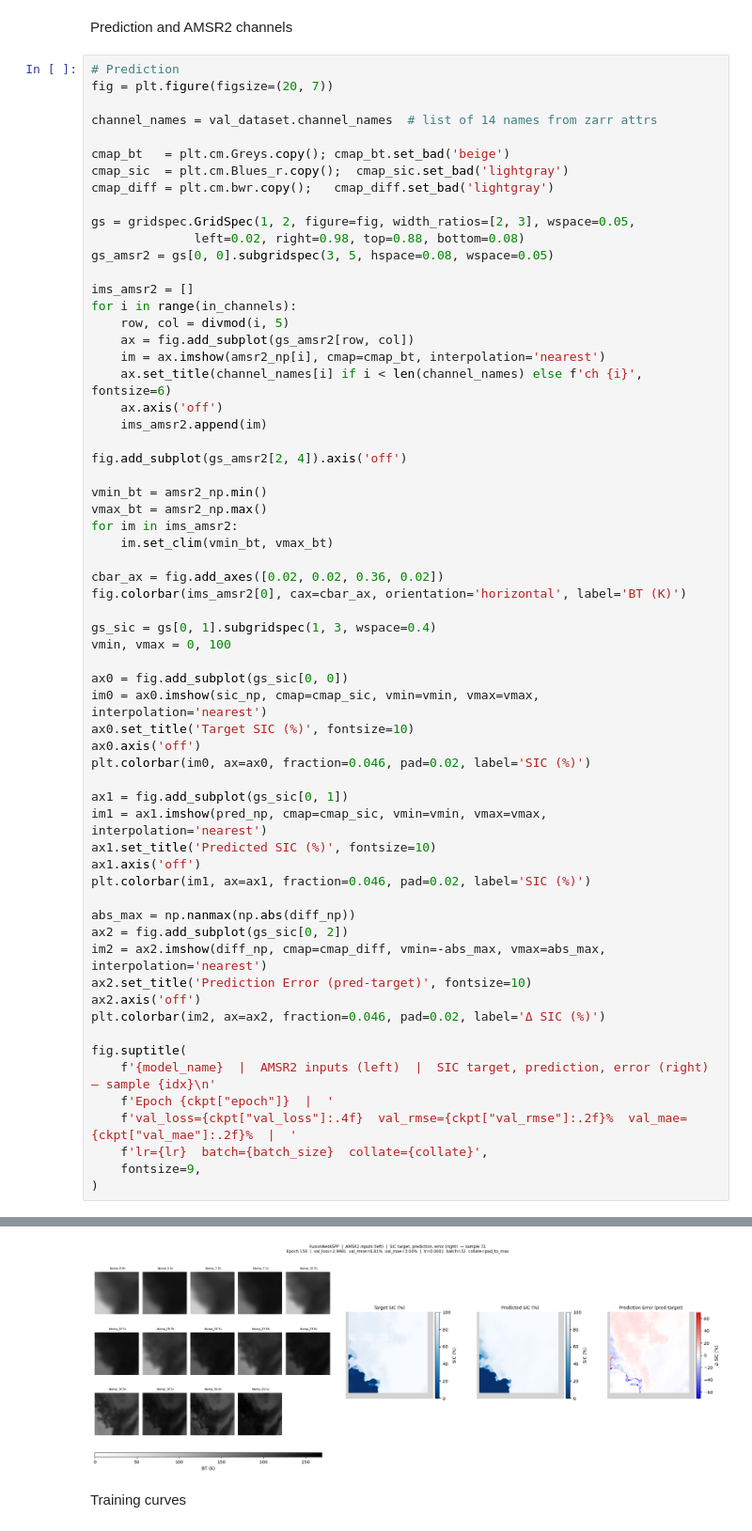
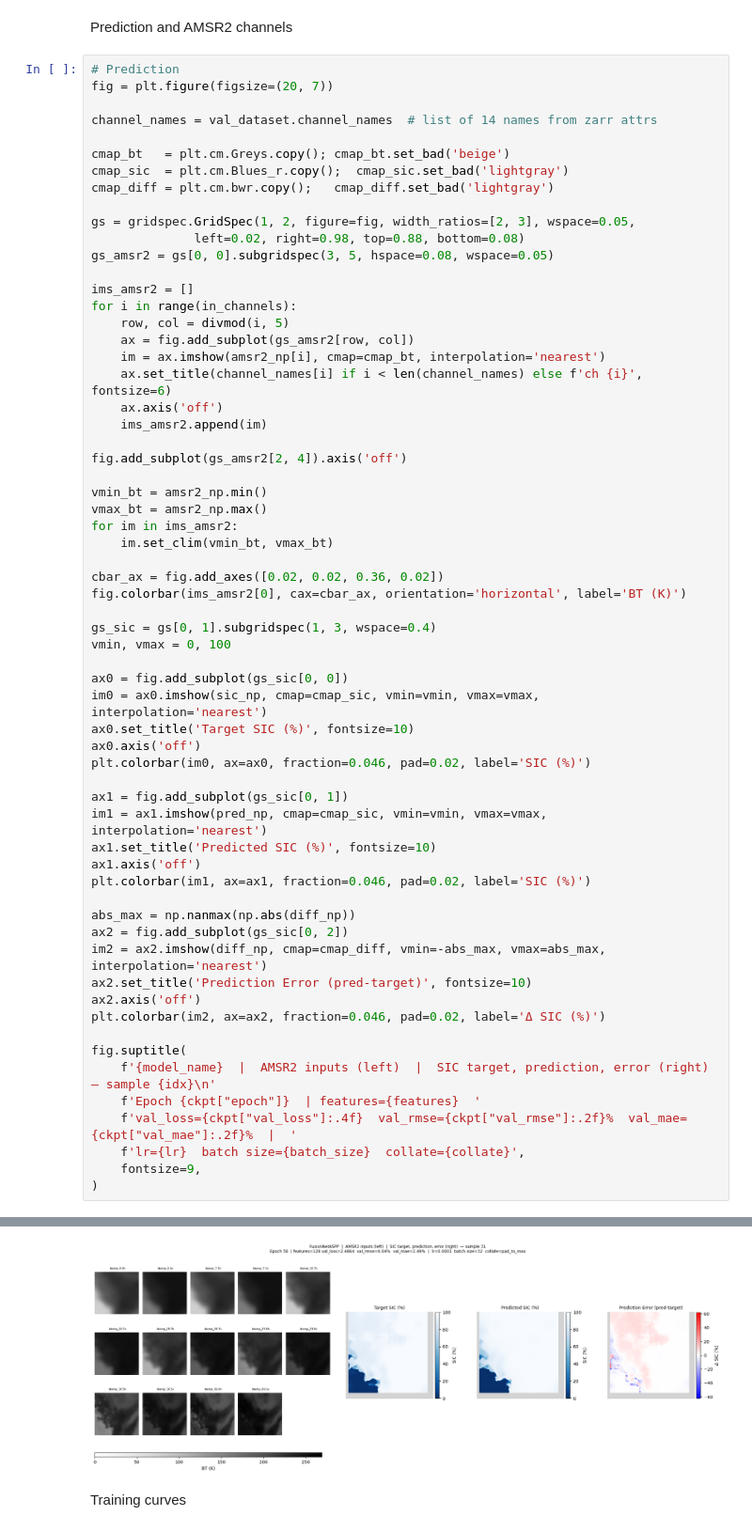
Before and after one commit to NinnaL/Master-thesis---Super-resolution-sea-ice-concentration-using-generative-AI, a Jupyter notebook: Code/prediction_plots.ipynb, the cells around one changed output, grey strips where cells are left out. Shown at 94% size. Saved outputs shown, nothing was run; the diff lists cells and outputs as text.

```diff
--- a/Code/prediction_plots.ipynb
+++ b/Code/prediction_plots.ipynb
@@ -158,9 +158,9 @@ plt.colorbar(im2, ax=ax2, fraction=0.046, pad=0.02, label='Δ SIC (%)')
 
 fig.suptitle(
     f'{model_name}  |  AMSR2 inputs (left)  |  SIC target, prediction, error (right)  — sample {idx}\n'
-    f'Epoch {ckpt["epoch"]}  |  '
+    f'Epoch {ckpt["epoch"]}  | features={features}  '
     f'val_loss={ckpt["val_loss"]:.4f}  val_rmse={ckpt["val_rmse"]:.2f}%  val_mae={ckpt["val_mae"]:.2f}%  |  '
-    f'lr={lr}  batch={batch_size}  collate={collate}',
+    f'lr={lr}  batch size={batch_size}  collate={collate}',
     fontsize=9,
 )
 # %% [output]
@@ -168,4 +168,4 @@ Text(0.5, 0.98, 'FusionNetASPP  |  AMSR2 inputs (left)  |  SIC target, predictio
-[figure, old version]
+[figure, new version]
 # %% [markdown]
 Training curves
 # %%
```
Also changed, not shown: parts of 5 cells of this notebook, 3 other files.
